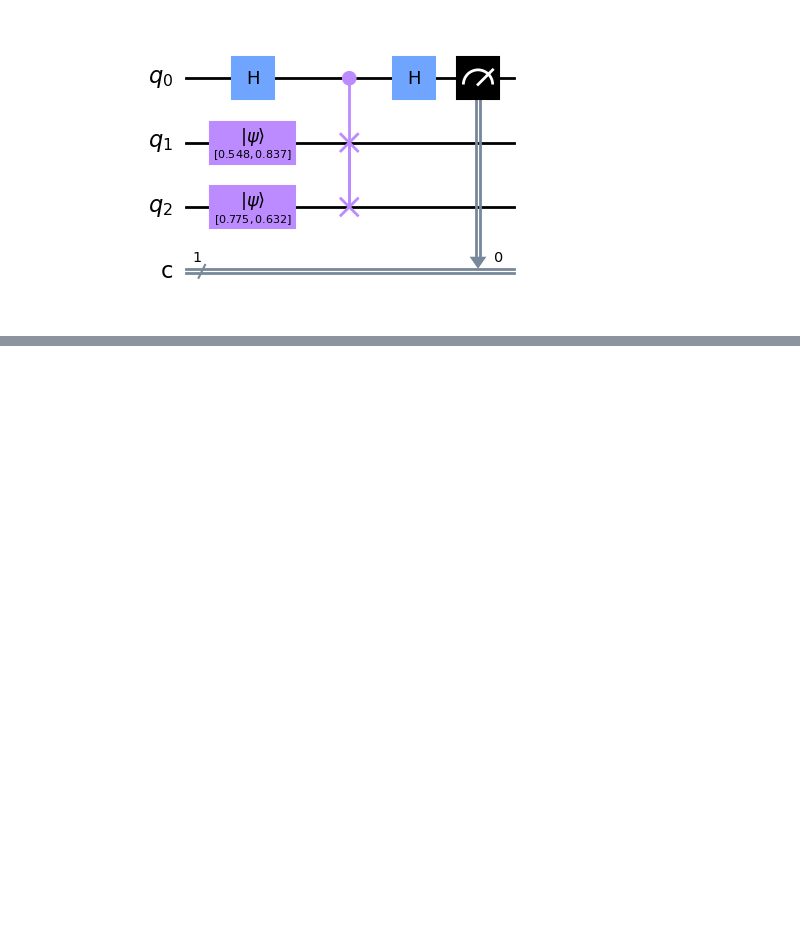
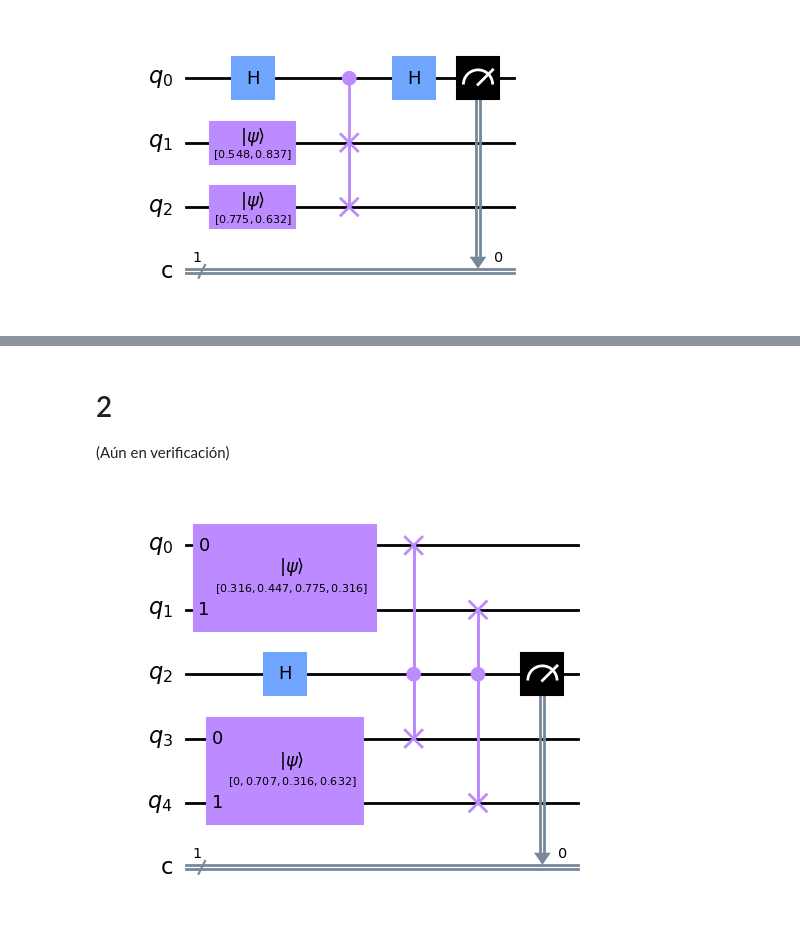
Before and after one commit to edmenciab733/qosf, a Jupyter notebook: qosf_cohorte8.ipynb, the cells around one changed output, grey strips where cells are left out. Cells and saved outputs as stored; diff of their text form; code cells hidden in the pictures; blank space fills up the shorter version.

```diff
--- a/qosf_cohorte8.ipynb
+++ b/qosf_cohorte8.ipynb
@@ -171,0 +203,23 @@ swap_test.draw("mpl")
+# %% [markdown]
+# 2
+
+(Aún en verificación)
+# %%
+def swap_test_circuit(state1, state2):
+    qc = QuantumCircuit(5, 1)  # Create a quantum circuit with 3 qubits and 1 classical bit
+    # Measure the first qubit and store the result in the classical bit
+    qc.initialize(state1, [0, 1])
+    qc.initialize(state2, [3, 4])
+    qc.h(2)
+    qc.cswap(2, 0, 3)
+    qc.cswap(2, 1, 4)
+    qc.measure(2, 0)
+    return qc
+
+# Define the states you want to compare
+state1 = [np.sqrt(0.1), np.sqrt(0.2), np.sqrt(0.6), np.sqrt(0.1)]
+state2 = [np.sqrt(0), np.sqrt(0.5), np.sqrt(0.1), np.sqrt(0.4)]
+swap_test = swap_test_circuit(state1, state2)
+swap_test.draw("mpl")
+# %% [output]
+[figure, added]
```
Also changed, not shown: parts of 5 cells of this notebook.
